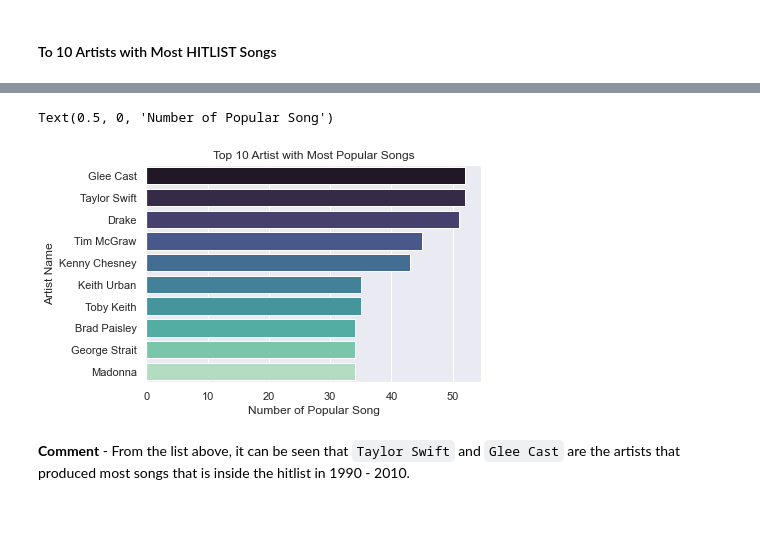
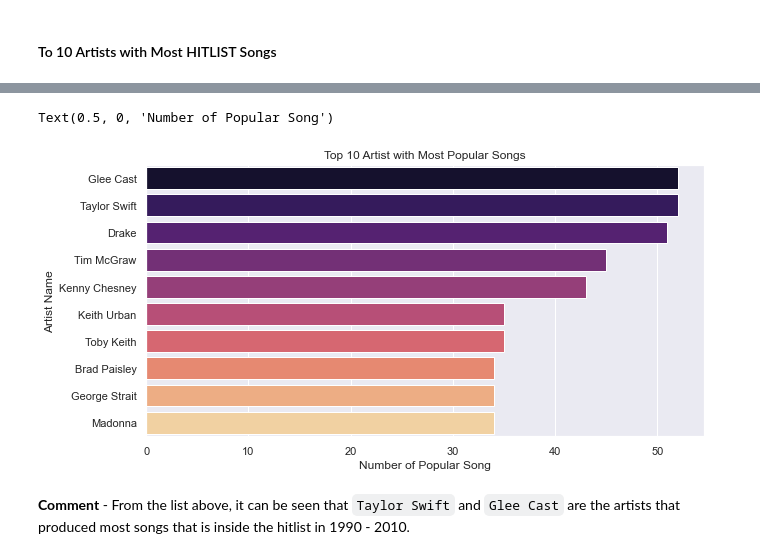
Before and after one commit to gabriellenicole/spotify-hitlist, a Jupyter notebook: IE0005_MiniProject_SpotifyHitPredictor.ipynb, the cells around one changed output, grey strips where cells are left out. Saved outputs shown, nothing was run; the diff lists cells and outputs as text; code cells hidden in the pictures; blank space fills up the shorter version.

```diff
--- a/IE0005_MiniProject_SpotifyHitPredictor.ipynb
+++ b/IE0005_MiniProject_SpotifyHitPredictor.ipynb
@@ -401,11 +401,11 @@ KeyError: 'Column not found: hitlist'
 # %%
-axis = sb.barplot(most_hitlist_songs, most_hitlist_songs.index, palette="mako", orient = 'h')
+axis = sb.barplot(most_hitlist_songs, most_hitlist_songs.index, palette="magma", orient = 'h')
 axis.set_title('Top 10 Artist with Most Popular Songs')
 axis.set_ylabel('Artist Name')
 axis.set_xlabel('Number of Popular Song')
 # %% [output]
 Text(0.5, 0, 'Number of Popular Song')
-[figure, old version]
+[figure, new version]
 # %% [markdown]
 **Comment** - From the list above, it can be seen that `Taylor Swift` and `Glee Cast` are the artists that produced most songs that is inside the hitlist in 1990 - 2010.
 # %% [markdown]
```
Also changed, not shown: parts of 73 cells of this notebook.
